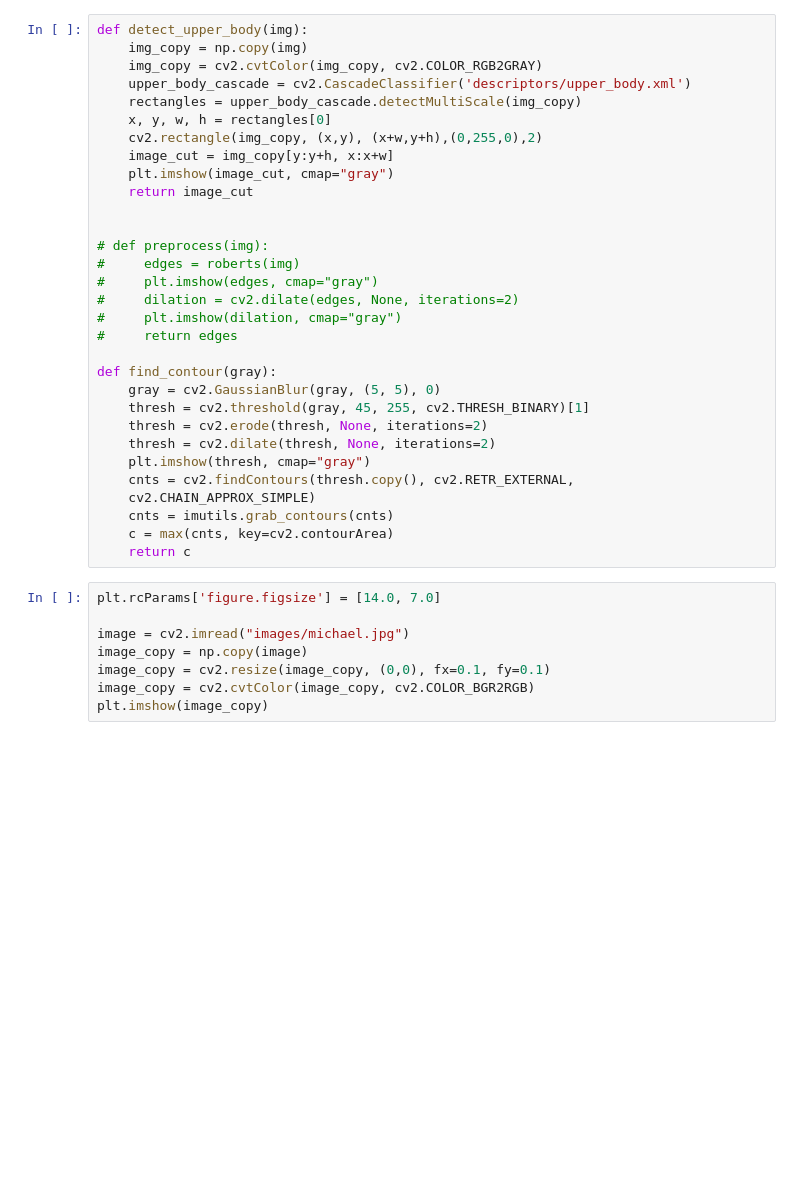
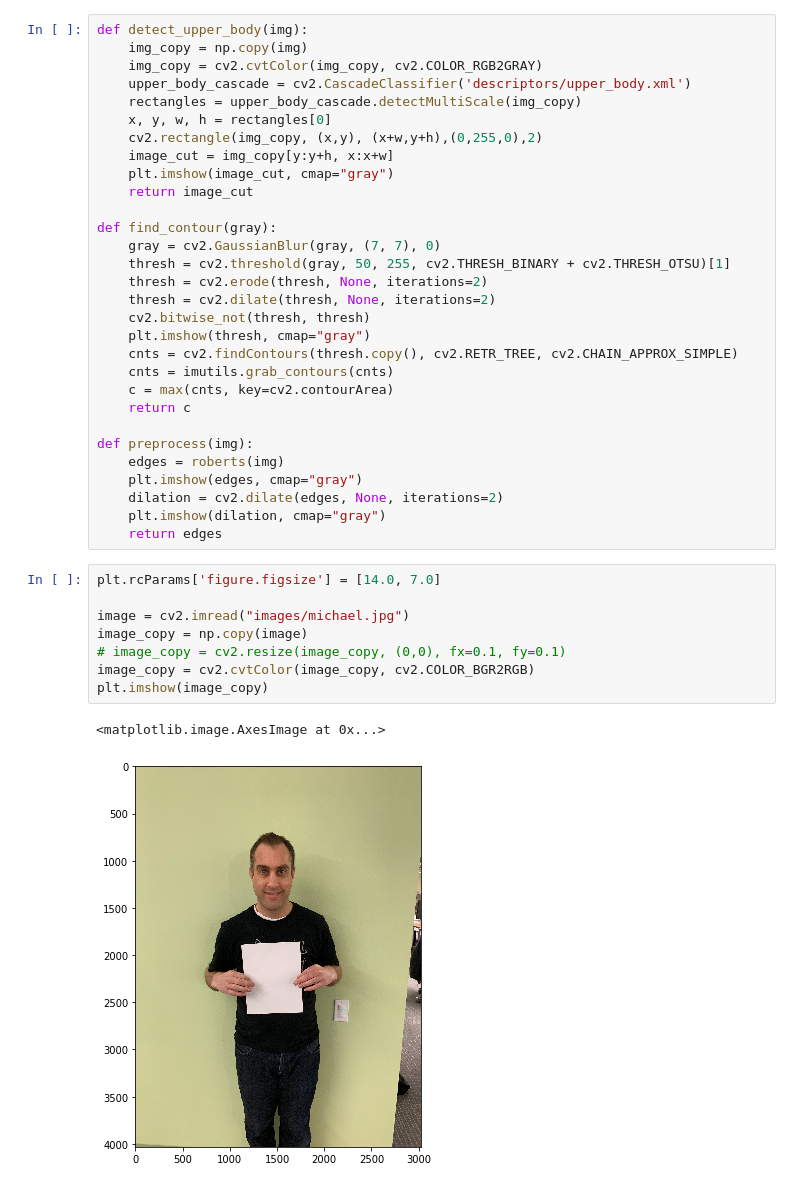
Before and after one commit to ketanio/image-issues, a Jupyter notebook: shape_detection.ipynb, the cells around one changed output. Cells and saved outputs as stored; diff of their text form; blank space fills up the shorter version.

Commit message:
Inversing shoulder contours

```diff
--- a/shape_detection.ipynb
+++ b/shape_detection.ipynb
@@ -19,32 +20,34 @@ def detect_upper_body(img):
     plt.imshow(image_cut, cmap="gray")
     return image_cut
 
-
-# def preprocess(img):
-#     edges = roberts(img)
-#     plt.imshow(edges, cmap="gray")
-#     dilation = cv2.dilate(edges, None, iterations=2)
-#     plt.imshow(dilation, cmap="gray")
-#     return edges
-
 def find_contour(gray):
-    gray = cv2.GaussianBlur(gray, (5, 5), 0)
-    thresh = cv2.threshold(gray, 45, 255, cv2.THRESH_BINARY)[1]
+    gray = cv2.GaussianBlur(gray, (7, 7), 0)
+    thresh = cv2.threshold(gray, 50, 255, cv2.THRESH_BINARY + cv2.THRESH_OTSU)[1]
     thresh = cv2.erode(thresh, None, iterations=2)
     thresh = cv2.dilate(thresh, None, iterations=2)
+    cv2.bitwise_not(thresh, thresh)
     plt.imshow(thresh, cmap="gray")
-    cnts = cv2.findContours(thresh.copy(), cv2.RETR_EXTERNAL,
-    cv2.CHAIN_APPROX_SIMPLE)
+    cnts = cv2.findContours(thresh.copy(), cv2.RETR_TREE, cv2.CHAIN_APPROX_SIMPLE)
     cnts = imutils.grab_contours(cnts)
     c = max(cnts, key=cv2.contourArea)
     return c
+
+def preprocess(img):
+    edges = roberts(img)
+    plt.imshow(edges, cmap="gray")
+    dilation = cv2.dilate(edges, None, iterations=2)
+    plt.imshow(dilation, cmap="gray")
+    return edges
 # %%
 plt.rcParams['figure.figsize'] = [14.0, 7.0]
 
 image = cv2.imread("images/michael.jpg")
 image_copy = np.copy(image)
-image_copy = cv2.resize(image_copy, (0,0), fx=0.1, fy=0.1)
+# image_copy = cv2.resize(image_copy, (0,0), fx=0.1, fy=0.1)
 image_copy = cv2.cvtColor(image_copy, cv2.COLOR_BGR2RGB)
 plt.imshow(image_copy)
+# %% [output]
+<matplotlib.image.AxesImage at 0x...>
+[figure, added]
 # %%
 upper_body_image = detect_upper_body(image_copy)
```
Also changed, not shown: parts of 8 cells of this notebook, 2 other files.
